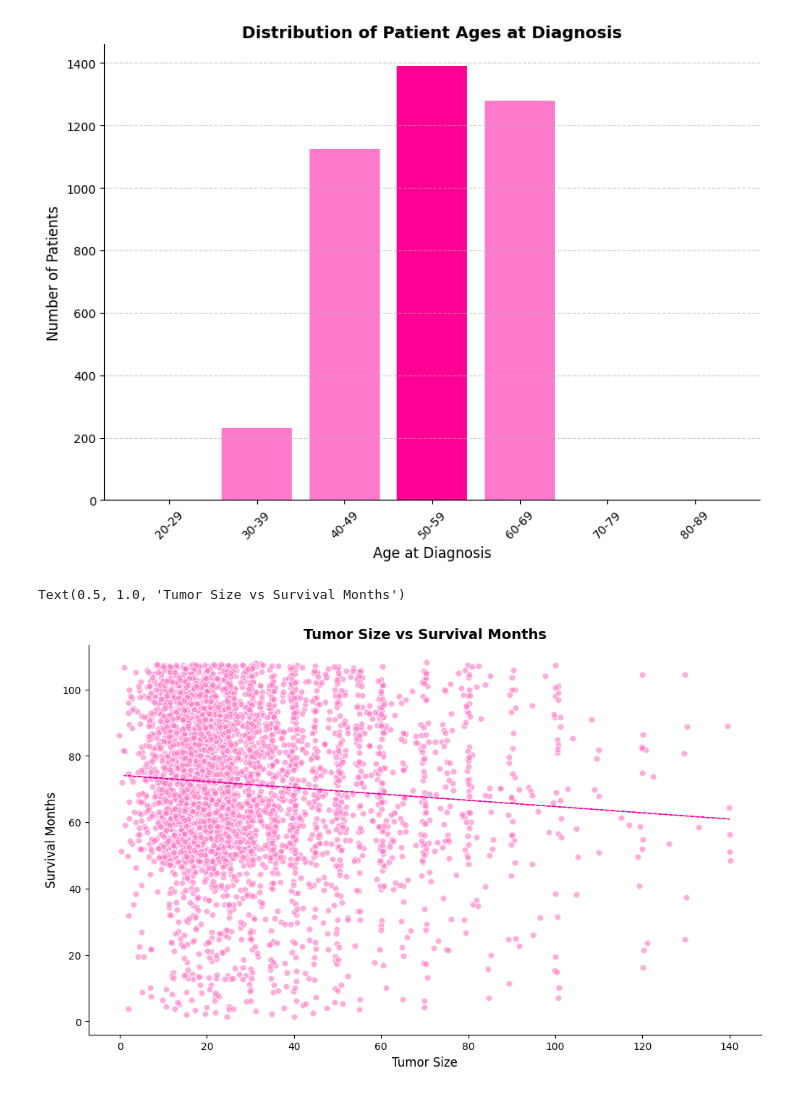
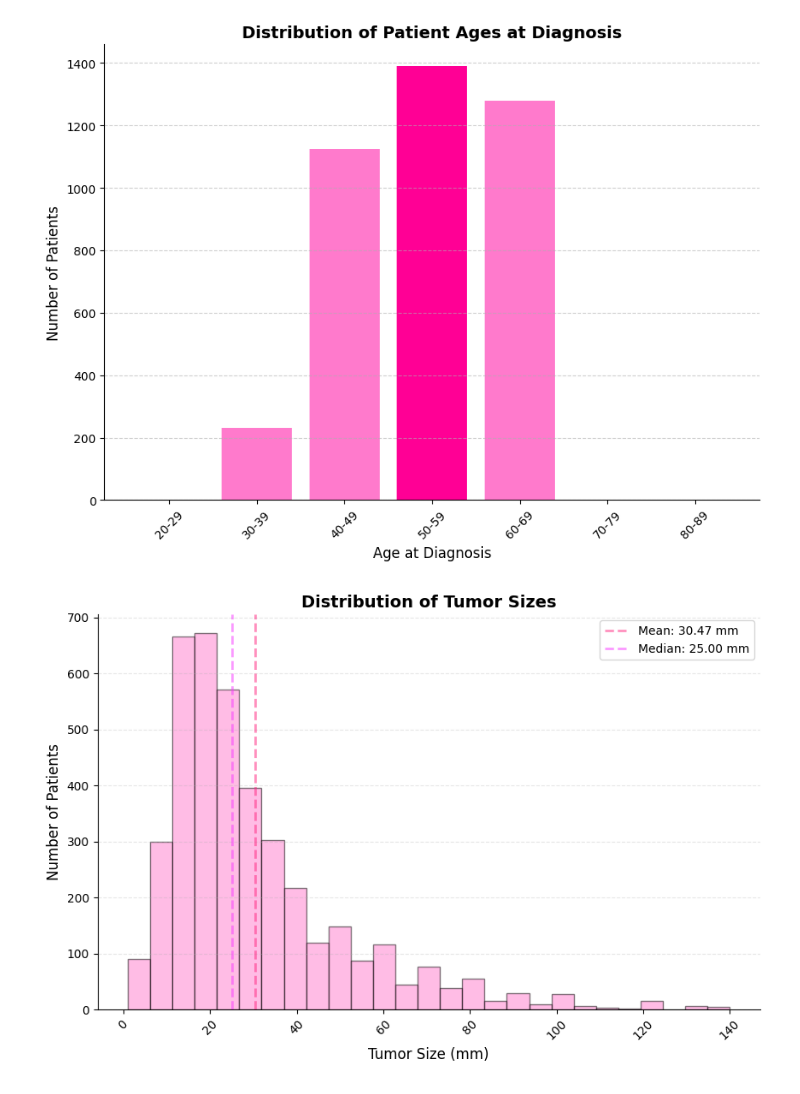
Before and after one commit to Shyleyy/breast-cancer-data-analysis, a Jupyter notebook: notebook/breast-cancer-notebook.ipynb, the cells around one changed output. Cells and saved outputs as stored; diff of their text form; code cells hidden in the pictures.

Commit message:
Cleaned up and narrowed down graphs

```diff
--- a/notebook/breast-cancer-notebook.ipynb
+++ b/notebook/breast-cancer-notebook.ipynb
@@ -157,34 +158,30 @@ plt.show()
 [figure]
 # %%
 # How does tumor size relate to patient survival months?
-#scatter plot
+#histogram
+
+mean = df['Tumor Size'].mean()
+median = df['Tumor Size'].median()
 
 
 
-x_jitter = df['Tumor Size'] + np.random.normal(0, 0.5, size=len(df))
-y_jitter = df['Survival Months'] + np.random.normal(0, 0.5, size=len(df))
+plt.figure(figsize=(10,6))
+plt.hist(df['Tumor Size'], bins=27, color="#ff7bcc", edgecolor='black', alpha=0.5)
 
-plt.figure(figsize=(12,7))
-plt.scatter(x_jitter, y_jitter,
-                alpha=0.6,
-                edgecolors='w',
-                color="#ff76c6",
-                s=40)
+plt.xlabel('Tumor Size (mm)', fontsize=12)
+plt.ylabel('Number of Patients', fontsize=12)
+plt.title('Distribution of Tumor Sizes', fontsize=14, fontweight='bold')
+plt.grid(axis='y', linestyle='--', alpha=0.3)
+plt.xticks(rotation=45)
 
-z = np.polyfit(df['Tumor Size'], df['Survival Months'], 1)
-p = np.poly1d(z)
-plt.plot(df['Tumor Size'], p(df['Tumor Size']), 'r--', linewidth=1, label='Trend Line', color="#ff009d")
-
-
-plt.xlabel('Tumor Size', fontsize=12)
-plt.ylabel('Survival Months', fontsize=12)
-
+plt.axvline(mean, color="#ff237f", linestyle='dashed', linewidth=2, alpha=0.5, label=f'Mean: {mean:.2f} mm')
+plt.axvline(median, color="#f835ff", linestyle='dashed', linewidth=2, alpha=0.5, label=f'Median: {median:.2f} mm')
+plt.legend()
 
 
 ax = plt.gca()
 ax.spines['top'].set_visible(False)
 ax.spines['right'].set_visible(False)
-ax.set_title('Tumor Size vs Survival Months', fontsize=14, fontweight='bold')
+plt.show()
 # %% [output]
-Text(0.5, 1.0, 'Tumor Size vs Survival Months')
-[figure, old version]
+[figure, new version]
```
Also changed, not shown: parts of 3 cells of this notebook.
